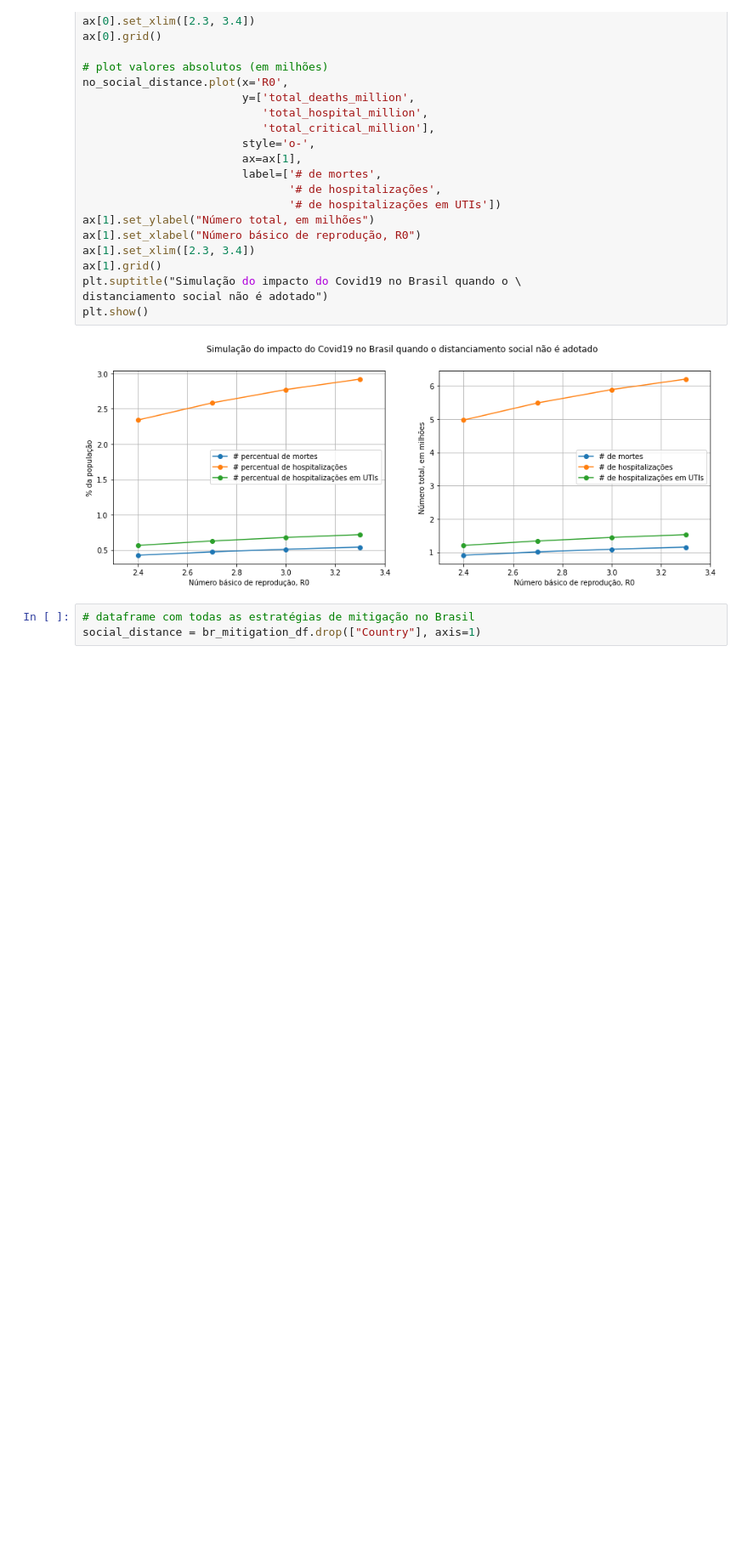
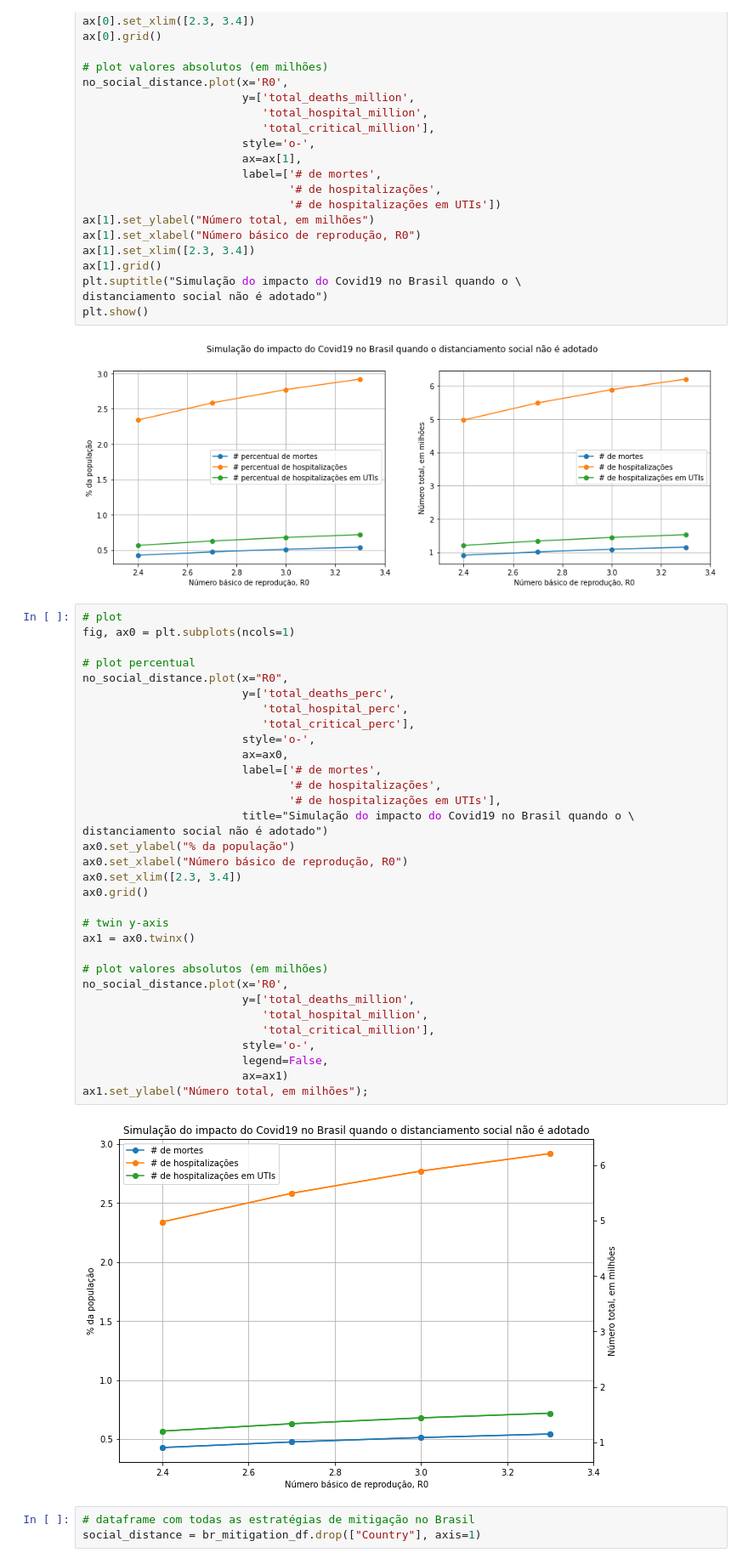
Before and after one commit to thvmm/pos-ds-ia, a Jupyter notebook: aulas/aula_26/[Professor]_Data_visualization_Covid19.ipynb, the cells around one changed output. Shown at 85% size. Cells and saved outputs as stored; diff of their text form; blank space fills up the shorter version.

Commit message:
adding plot

```diff
--- a/aulas/aula_26/[Professor]_Data_visualization_Covid19.ipynb
+++ b/aulas/aula_26/[Professor]_Data_visualization_Covid19.ipynb
@@ -357,6 +357,41 @@ distanciamento social não é adotado")
 plt.show()
 # %% [output]
 [figure]
+# %%
+# plot
+fig, ax0 = plt.subplots(ncols=1)
+
+# plot percentual
+no_social_distance.plot(x="R0",
+                        y=['total_deaths_perc',
+                           'total_hospital_perc',
+                           'total_critical_perc'],
+                        style='o-',
+                        ax=ax0,
+                        label=['# de mortes',
+                               '# de hospitalizações',
+                               '# de hospitalizações em UTIs'],
+                        title="Simulação do impacto do Covid19 no Brasil quando o \
+distanciamento social não é adotado")
+ax0.set_ylabel("% da população")
+ax0.set_xlabel("Número básico de reprodução, R0")
+ax0.set_xlim([2.3, 3.4])
+ax0.grid()
+
+# twin y-axis
+ax1 = ax0.twinx()
+
+# plot valores absolutos (em milhões)
+no_social_distance.plot(x='R0',
+                        y=['total_deaths_million',
+                           'total_hospital_million',
+                           'total_critical_million'],
+                        style='o-',
+                        legend=False,
+                        ax=ax1)
+ax1.set_ylabel("Número total, em milhões");
+# %% [output]
+[figure, added]
 # %%
 # dataframe com todas as estratégias de mitigação no Brasil
 social_distance = br_mitigation_df.drop(["Country"], axis=1)
```
Also changed, not shown: parts of 2 cells of this notebook.
